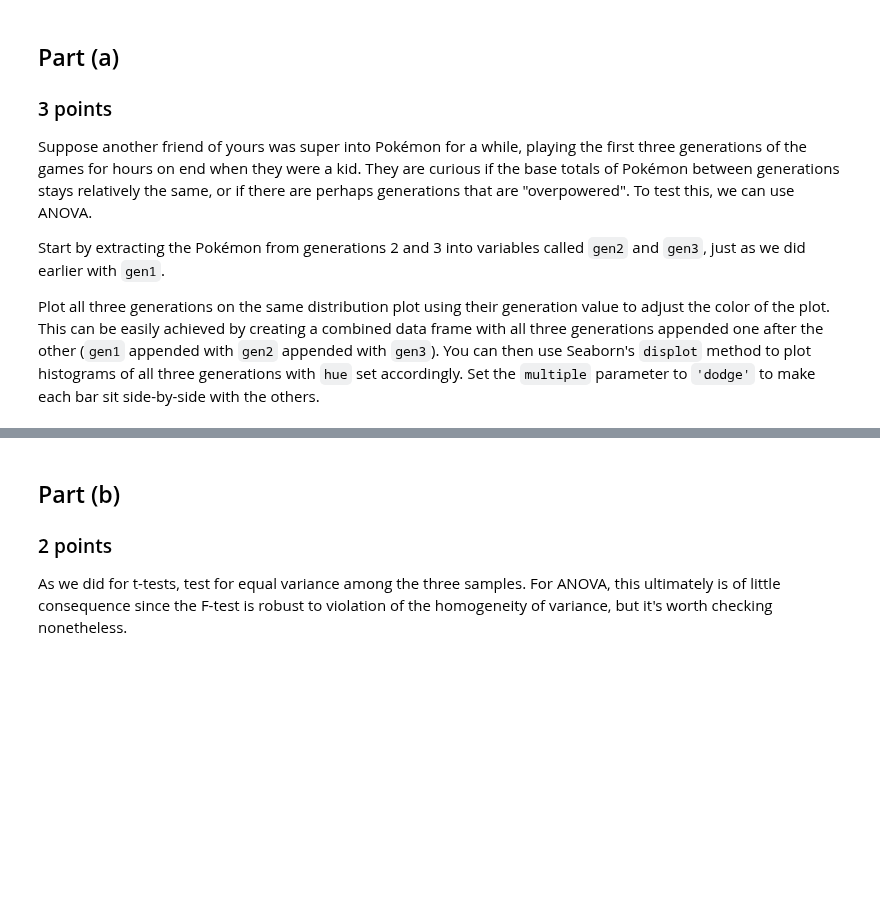
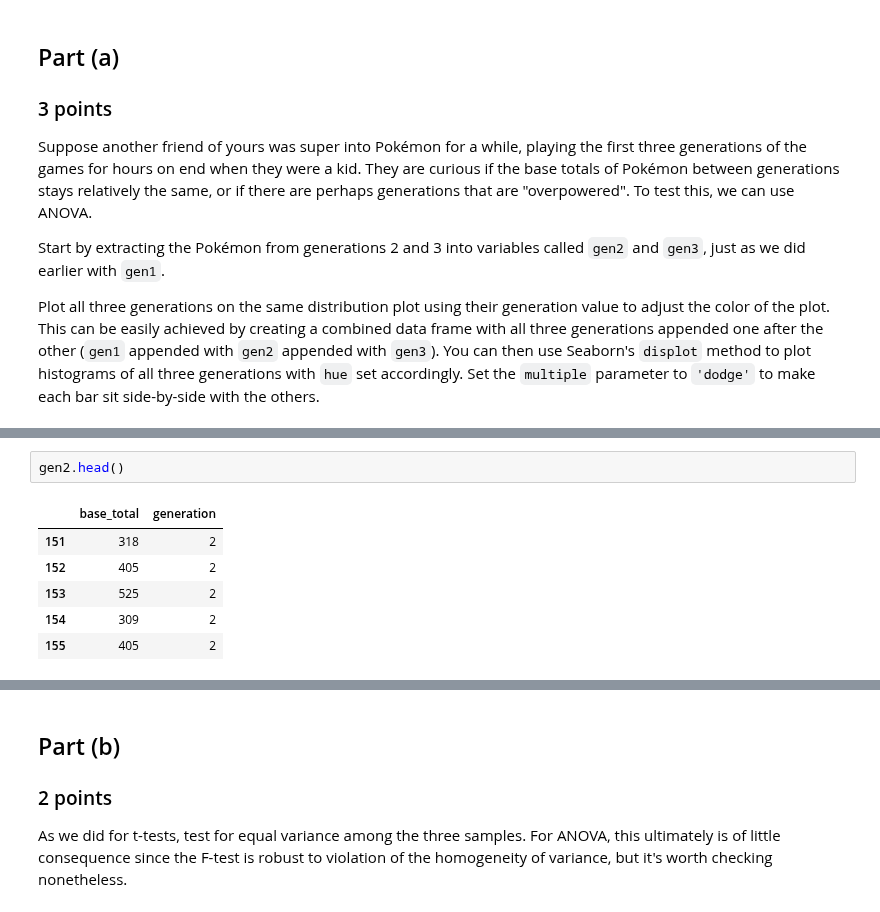
Before and after one commit to DuncanFerguson/GITHUB_REPOSITORY, a Jupyter notebook: DU_MSDS/Data Science Tools 1/Assignment_6/Duncan_Ferguson_Assignment _6 _Inferential_Statistics.ipynb, the cells around one changed output, grey strips where cells are left out. Drawn from its saved outputs; the diff is of its cells as text; blank space fills up the shorter version.

```diff
--- a/DU_MSDS/Data Science Tools 1/Assignment_6/Duncan_Ferguson_Assignment _6 _Inferential_Statistics.ipynb
+++ b/DU_MSDS/Data Science Tools 1/Assignment_6/Duncan_Ferguson_Assignment _6 _Inferential_Statistics.ipynb
@@ -477,0 +494,9 @@ Plot all three generations on the same distribution plot using their generation
+# %%
+gen2.head()
+# %% [output]
+|  | base_total | generation |
+| 151 | 318 | 2 |
+| 152 | 405 | 2 |
+| 153 | 525 | 2 |
+| 154 | 309 | 2 |
+| 155 | 405 | 2 |
```
Also changed, not shown: parts of 8 cells of this notebook.
